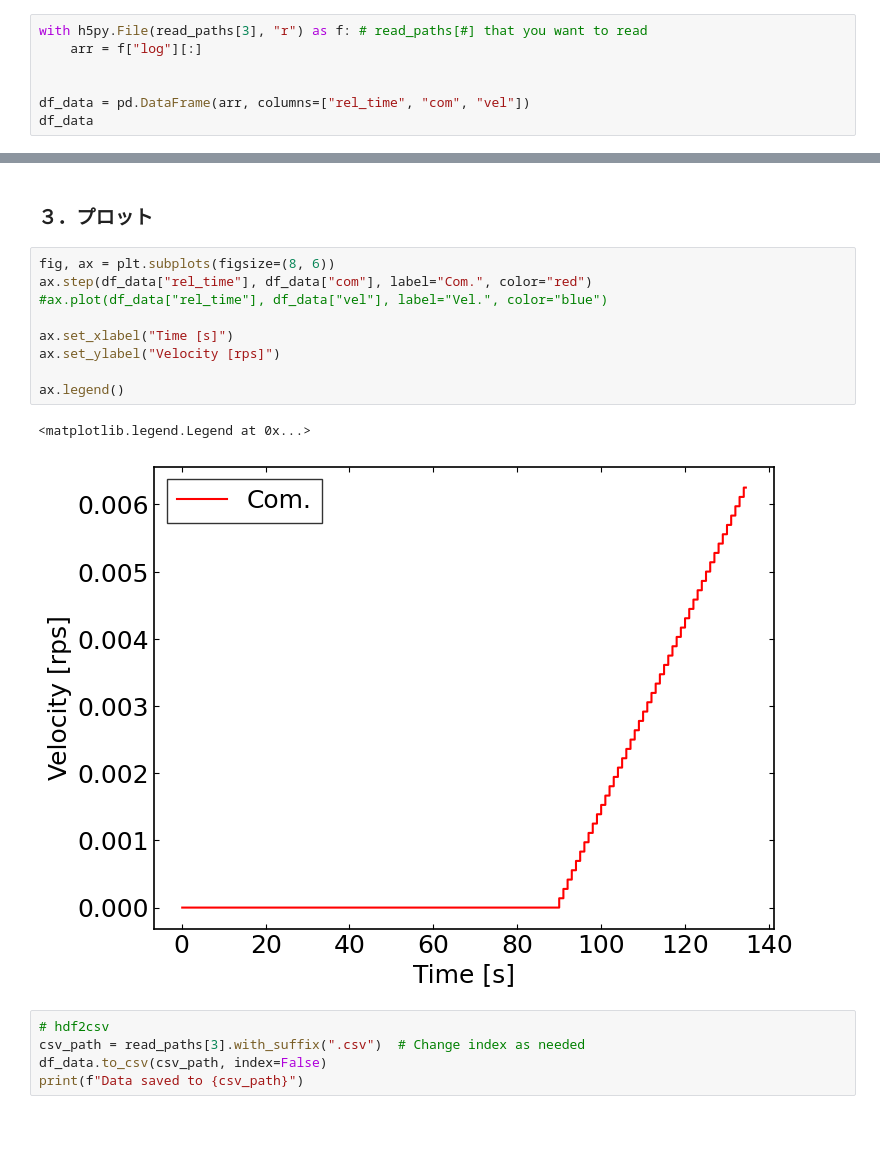
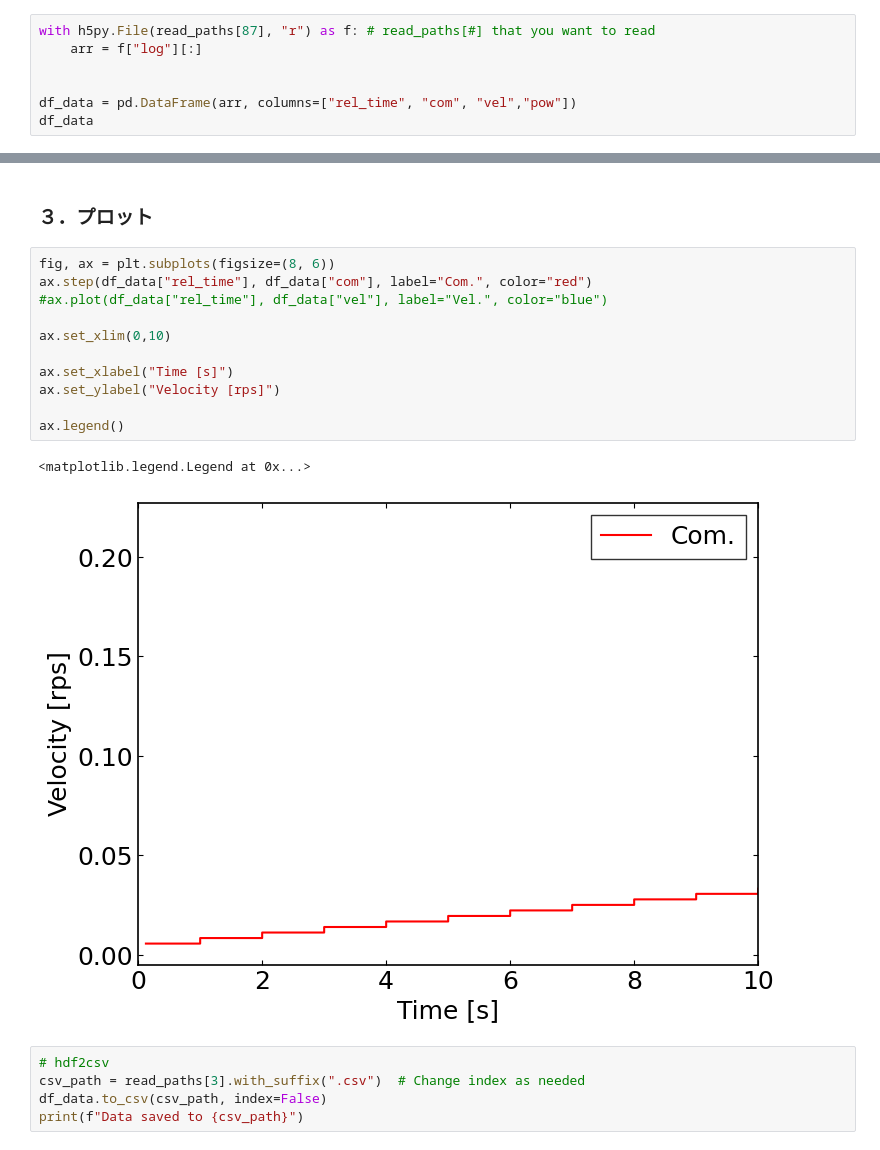
Before and after one commit to Ryoaki374/ipmu_DAQ, a Jupyter notebook: src/hdf2csv.ipynb, the cells around one changed output, grey strips where cells are left out. Cells and saved outputs as stored; diff of their text form.

Commit message:
[rev] add variable to rescale the time window for A/B & I/V plot

```diff
--- a/src/hdf2csv.ipynb
+++ b/src/hdf2csv.ipynb
@@ -29,10 +42,10 @@ for idx, read_path in enumerate(read_paths, start=0):
 # %% [markdown]
 ### ２．データの選択
 # %%
-with h5py.File(read_paths[3], "r") as f: # read_paths[#] that you want to read
+with h5py.File(read_paths[87], "r") as f: # read_paths[#] that you want to read
     arr = f["log"][:]
 
 
-df_data = pd.DataFrame(arr, columns=["rel_time", "com", "vel"])
+df_data = pd.DataFrame(arr, columns=["rel_time", "com", "vel","pow"])
 df_data
 # %% [output]
@@ -54,15 +67,17 @@ df_data
 # %%
 fig, ax = plt.subplots(figsize=(8, 6))
 ax.step(df_data["rel_time"], df_data["com"], label="Com.", color="red")
 #ax.plot(df_data["rel_time"], df_data["vel"], label="Vel.", color="blue")
 
+ax.set_xlim(0,10)
+
 ax.set_xlabel("Time [s]")
 ax.set_ylabel("Velocity [rps]")
 
 ax.legend()
 # %% [output]
 <matplotlib.legend.Legend at 0x...>
-[figure, old version]
+[figure, new version]
 # %%
 # hdf2csv
 csv_path = read_paths[3].with_suffix(".csv")  # Change index as needed
```
Also changed, not shown: parts of 2 cells of this notebook, 2 other files.
